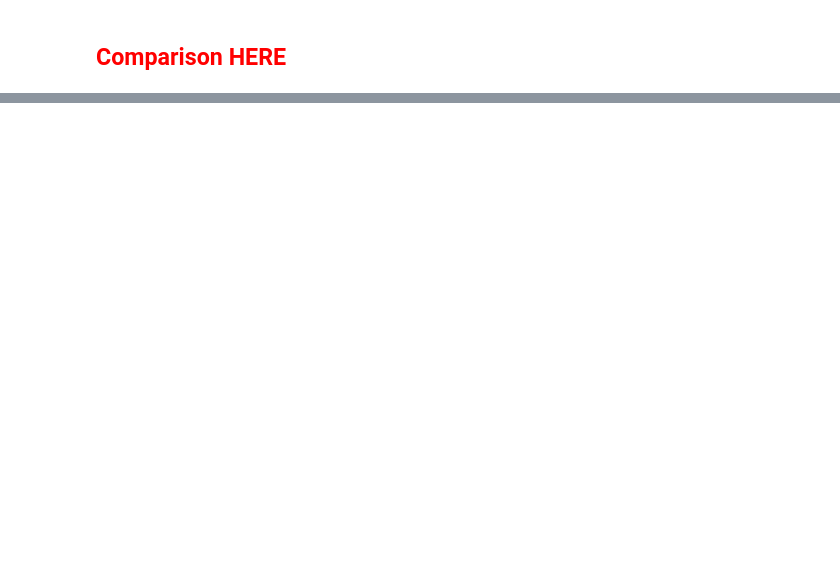
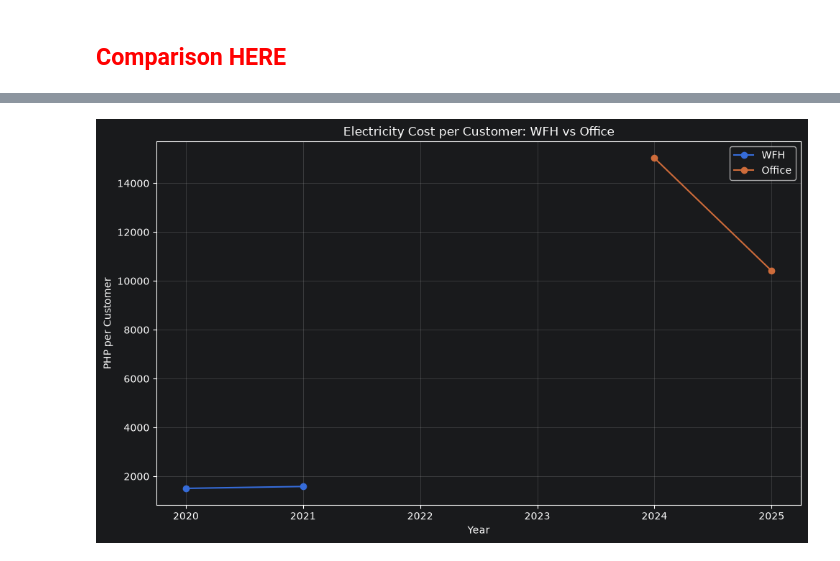
Before and after one commit to cgalabrador128/modeling-electric-razor, a Jupyter notebook: electric_comparison.ipynb, the cells around one changed output, grey strips where cells are left out. Saved outputs shown, nothing was run; the diff lists cells and outputs as text; code cells hidden in the pictures; blank space fills up the shorter version.

```diff
--- a/electric_comparison.ipynb
+++ b/electric_comparison.ipynb
@@ -437,0 +1446,27 @@ Renewable Energy (RE)  2025 18.213653
+# %%
+plt.figure(figsize=(10, 6))
+
+for mode in ["WFH", "Office"]:
+
+    data = plot_data[
+        plot_data["Work_Mode"] == mode
+    ]
+
+    plt.plot(
+        data["Year"],
+        data["Cost_per_Customer_PHP"],
+        marker="o",
+        label=mode
+    )
+
+plt.xlabel("Year")
+plt.ylabel("PHP per Customer")
+plt.title(
+    "Electricity Cost per Customer: WFH vs Office"
+)
+plt.legend()
+plt.grid(True, alpha=0.3)
+plt.tight_layout()
+plt.show()
+# %% [output]
+[figure, added]
```
Also changed, not shown: parts of 28 cells of this notebook, 1 other file.
